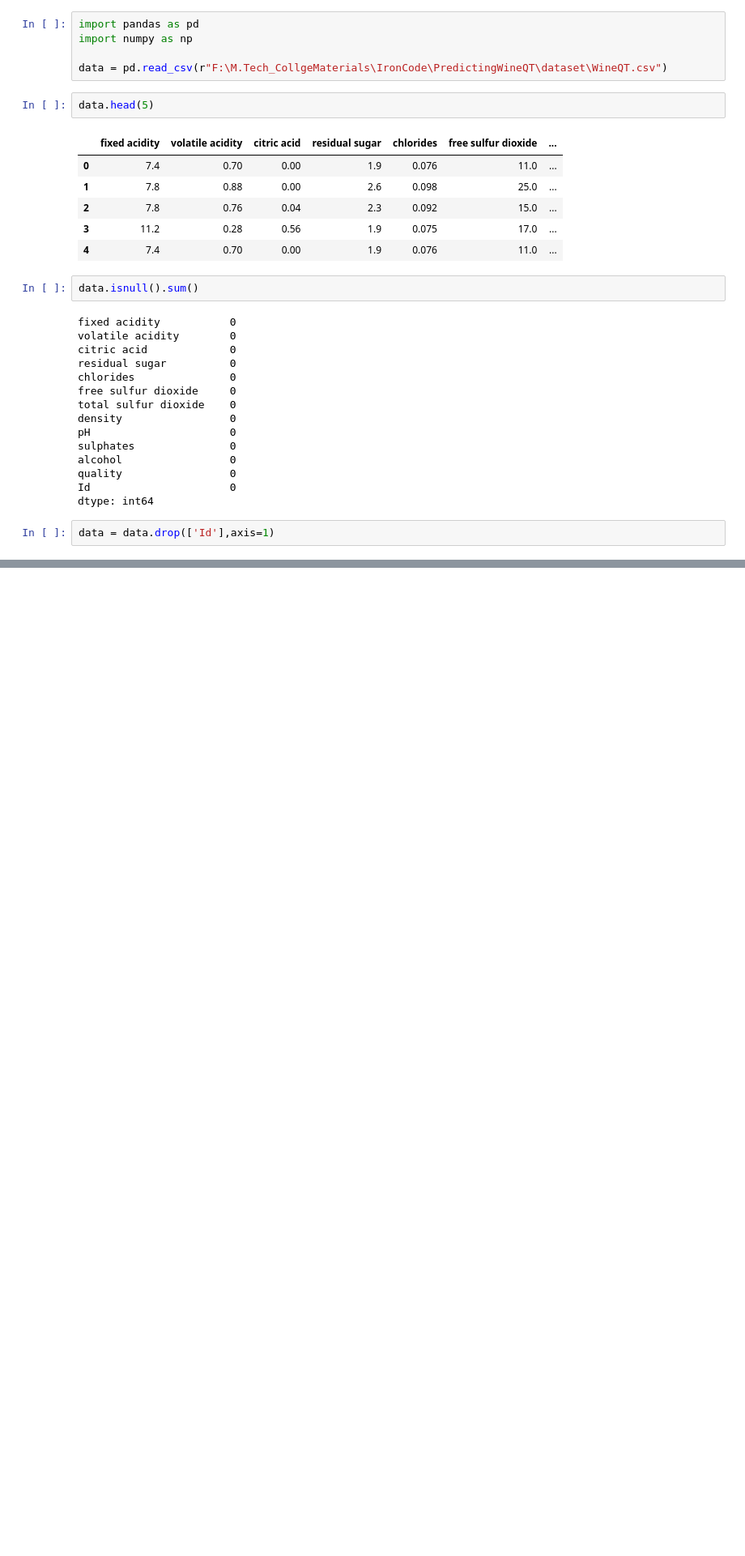
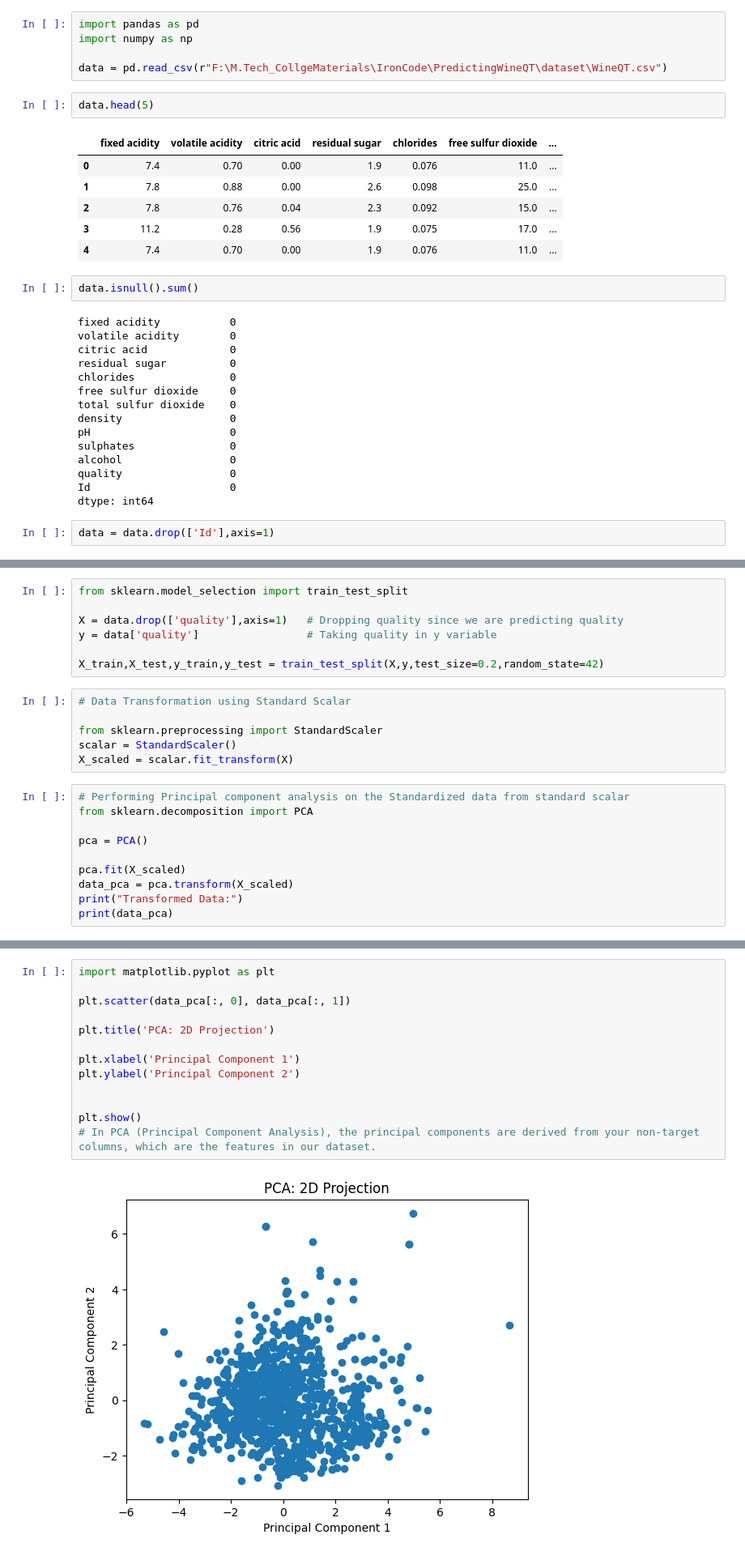
Before and after one commit to AtharSayed/IronCode, a Jupyter notebook: PredictingWineQT/main.ipynb, the cells around one changed output, grey strips where cells are left out. Shown at 81% size. Saved outputs shown, nothing was run; the diff lists cells and outputs as text; blank space fills up the shorter version.

```diff
--- a/PredictingWineQT/main.ipynb
+++ b/PredictingWineQT/main.ipynb
@@ -35,0 +50,23 @@ from sklearn.preprocessing import StandardScaler
+# %%
+from sklearn.model_selection import train_test_split
+
+X = data.drop(['quality'],axis=1)   # Dropping quality since we are predicting quality
+y = data['quality']                 # Taking quality in y variable
+
+X_train,X_test,y_train,y_test = train_test_split(X,y,test_size=0.2,random_state=42)
+# %%
+# Data Transformation using Standard Scalar
+
+from sklearn.preprocessing import StandardScaler
+scalar = StandardScaler()
+X_scaled = scalar.fit_transform(X)
+# %%
+# Performing Principal component analysis on the Standardized data from standard scalar
+from sklearn.decomposition import PCA
+
+pca = PCA()
+
+pca.fit(X_scaled)
+data_pca = pca.transform(X_scaled)
+print("Transformed Data:")
+print(data_pca)
@@ -35,0 +88,15 @@ from sklearn.preprocessing import StandardScaler
+# %%
+import matplotlib.pyplot as plt
+
+plt.scatter(data_pca[:, 0], data_pca[:, 1])
+
+plt.title('PCA: 2D Projection')
+
+plt.xlabel('Principal Component 1')
+plt.ylabel('Principal Component 2')
+
+
+plt.show()
+# In PCA (Principal Component Analysis), the principal components are derived from your non-target columns, which are the features in our dataset.
+# %% [output]
+[figure, added]
```
Also changed, not shown: parts of 5 cells of this notebook.
